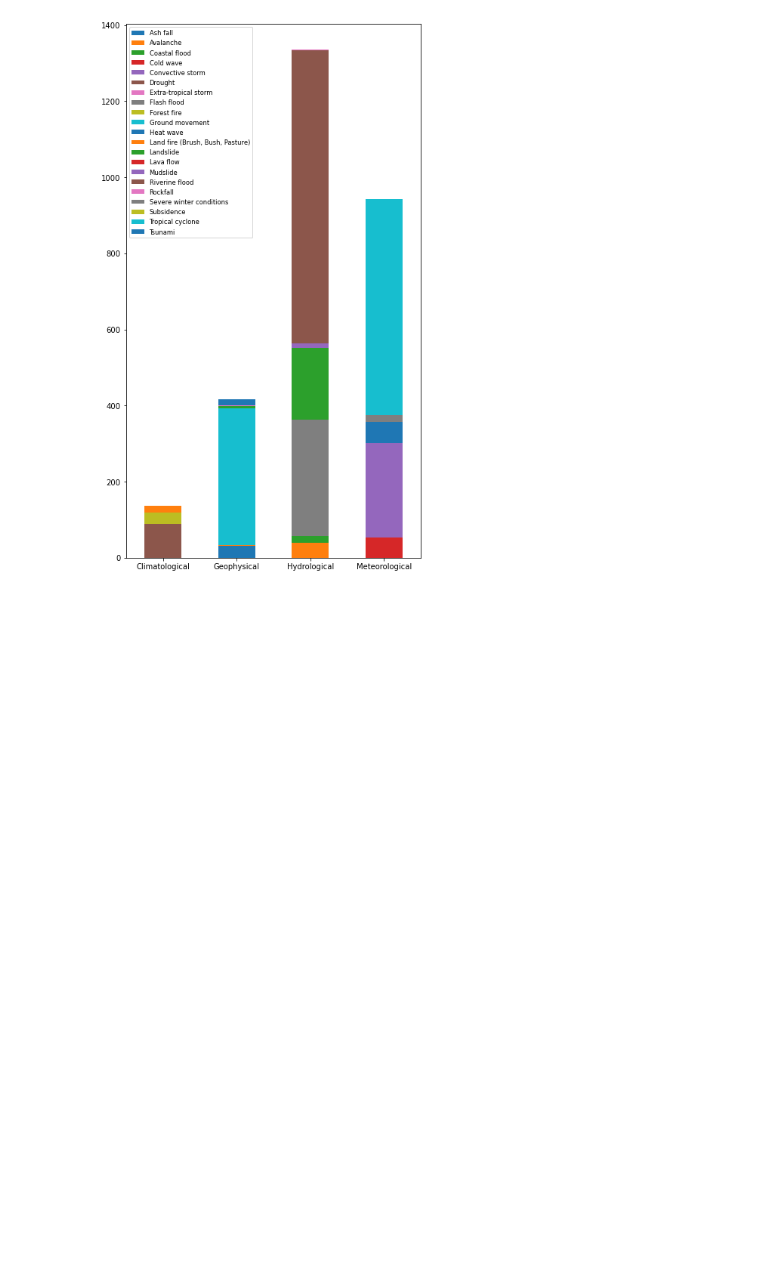
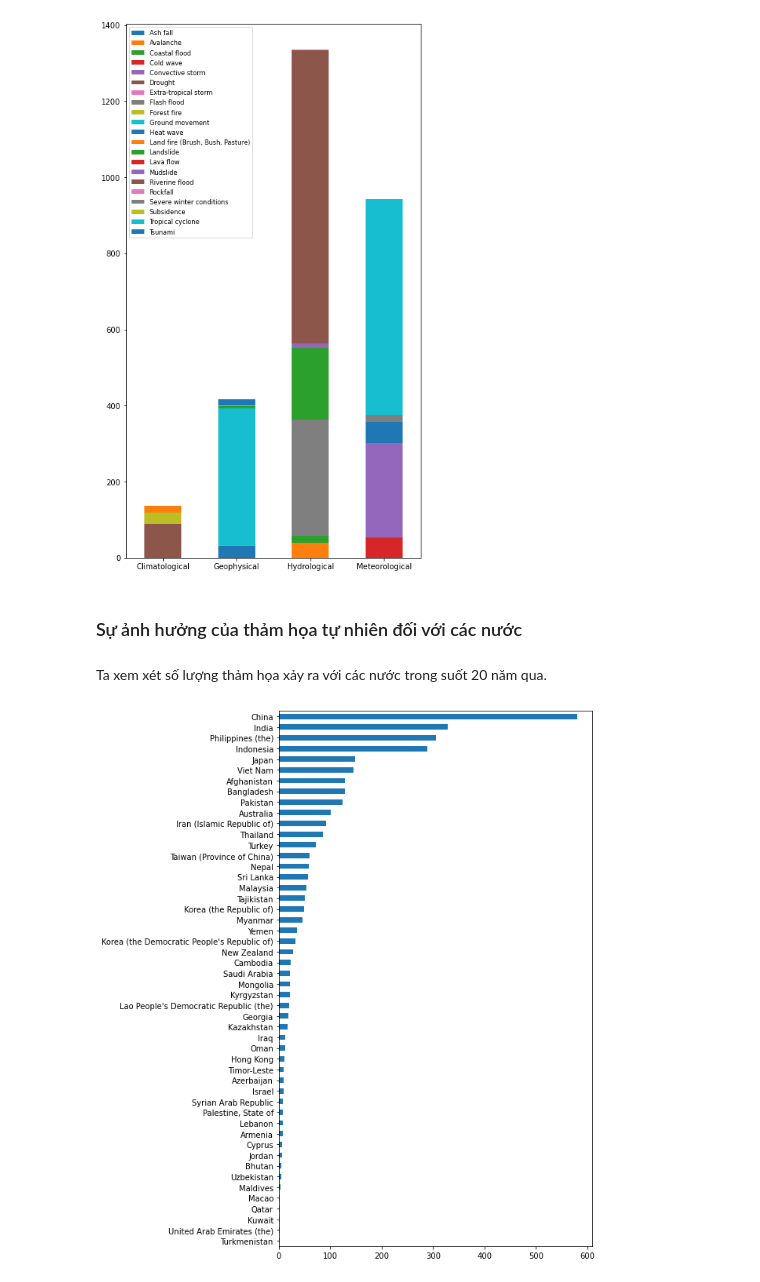
Before and after one commit to grant-ward-101/KHDL-final, a Jupyter notebook: 1712724-HuynhCongSinh.ipynb, the cells around one changed output. Cells and saved outputs as stored; diff of their text form; code cells hidden in the pictures; blank space fills up the shorter version.

```diff
--- a/1712724-HuynhCongSinh.ipynb
+++ b/1712724-HuynhCongSinh.ipynb
@@ -148,3 +148,14 @@ plt.legend(loc='upper left', fontsize='small')
 plt.show()
 # %% [output]
 [figure]
+# %% [markdown]
+### Sự ảnh hưởng của thảm họa tự nhiên đối với các nước
+# %% [markdown]
+Ta xem xét số lượng thảm họa xảy ra với các nước trong suốt 20 năm qua.
+# %%
+count_disaster_by_country = disaster_df['Country'].value_counts(ascending=True)
+count_disaster_by_country.plot.barh(figsize=(9, 10))
+plt.tight_layout()
+plt.show()
+# %% [output]
+[figure, added]
```
Also changed, not shown: parts of 8 cells of this notebook.
